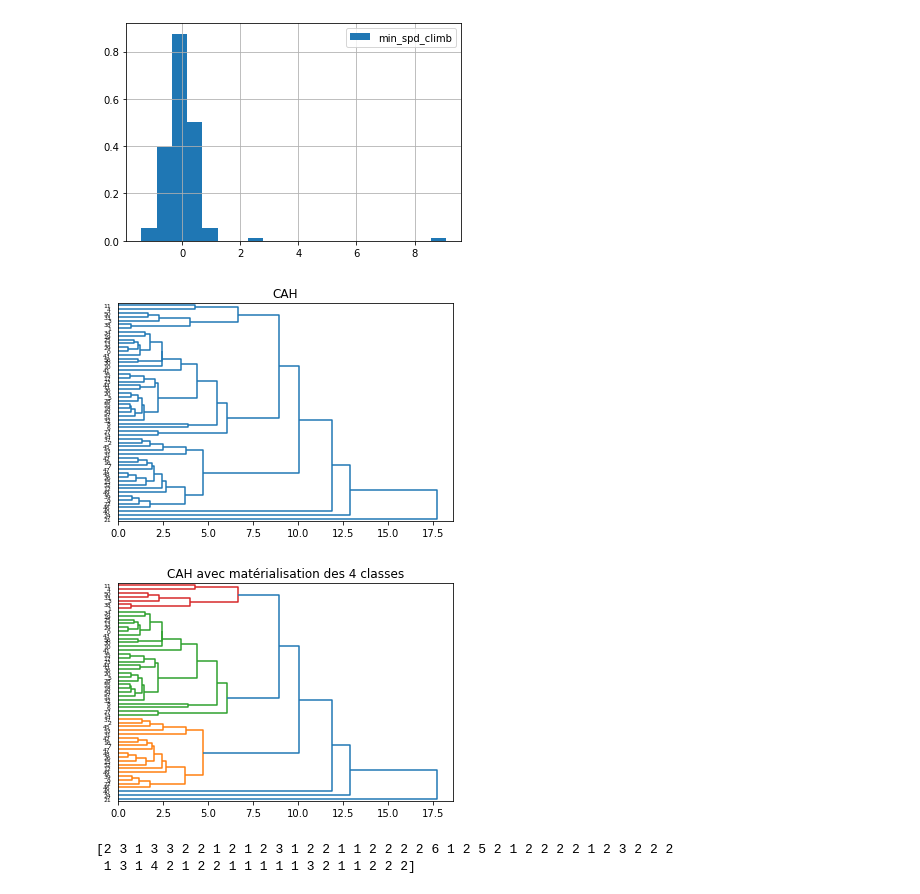
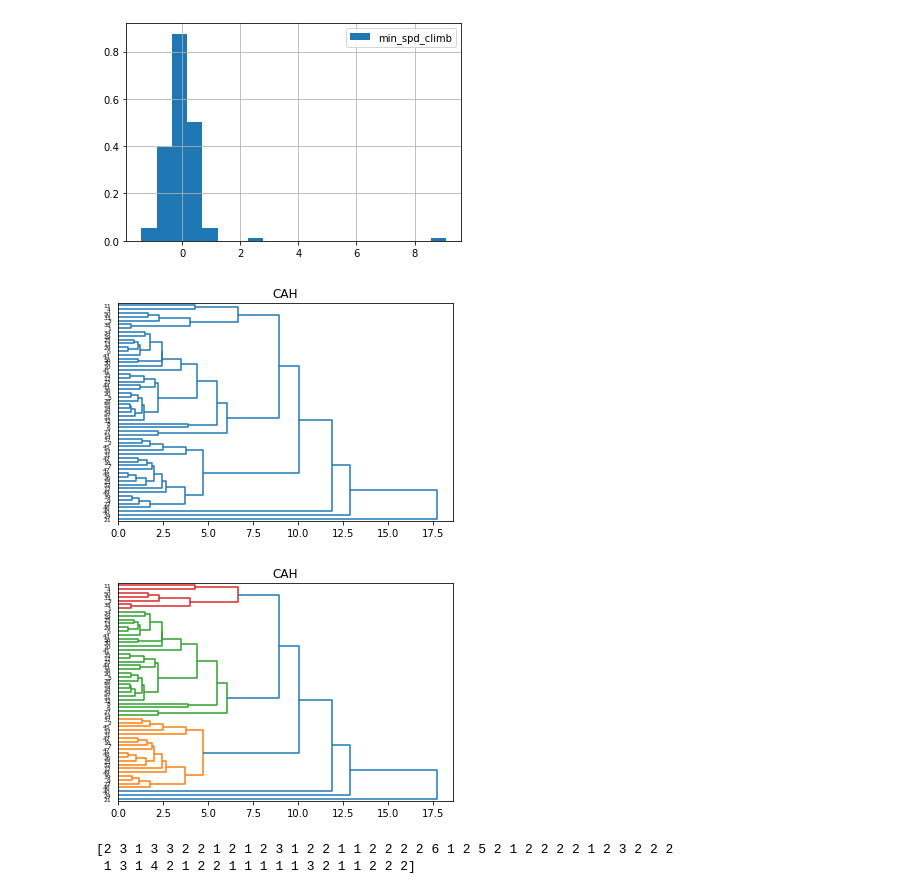
Before and after one commit to JZYoshi/AFDA, a Jupyter notebook: classification/Classification.ipynb, the cells around one changed output. Drawn from its saved outputs; the diff is of its cells as text; code cells hidden in the pictures.

```diff
--- a/classification/Classification.ipynb
+++ b/classification/Classification.ipynb
@@ -331,16 +329,16 @@ df_median.drop("flight_id", axis = 1, inplace=True)
 # %%
 from matplotlib import pyplot as plt
 from scipy.cluster.hierarchy import dendrogram, linkage
 Z = linkage(df_median,method='ward',metric='euclidean')
 plt.title("CAH")
 dendrogram(Z,labels=df_median.index,orientation='right',color_threshold=0)
 plt.show()
-plt.title('CAH avec matérialisation des 4 classes')
+plt.title('CAH')
 dendrogram(Z,labels=df_median.index,orientation='right',color_threshold=7)
 plt.show()
 # %% [output]
 [figure]
-[figure, old version]
+[figure, new version]
 # %%
 from scipy.cluster.hierarchy import ward, fcluster
 import numpy as np
```
Also changed, not shown: parts of 3 cells of this notebook.
